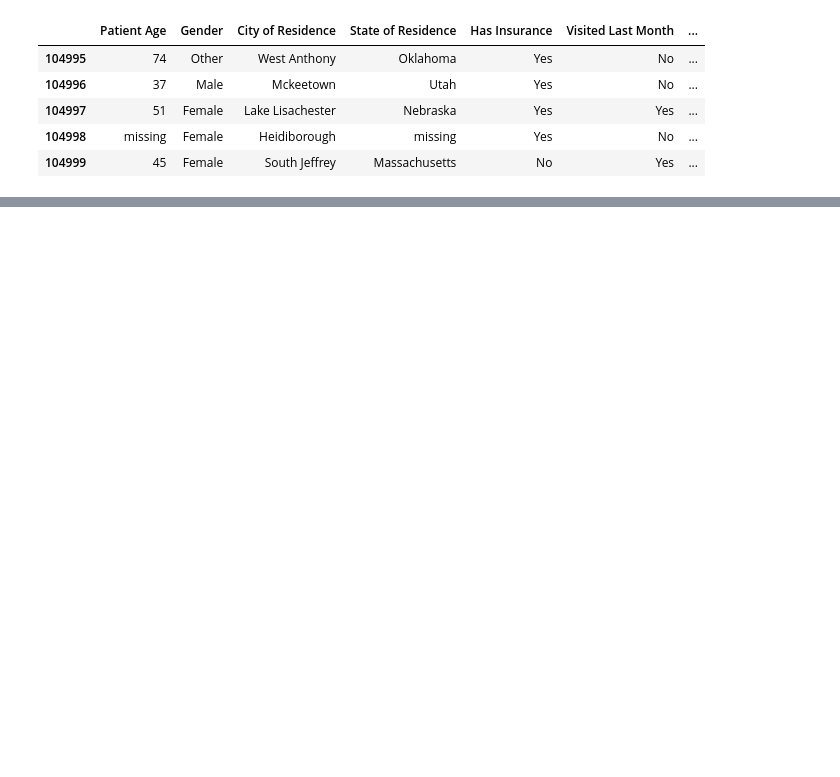
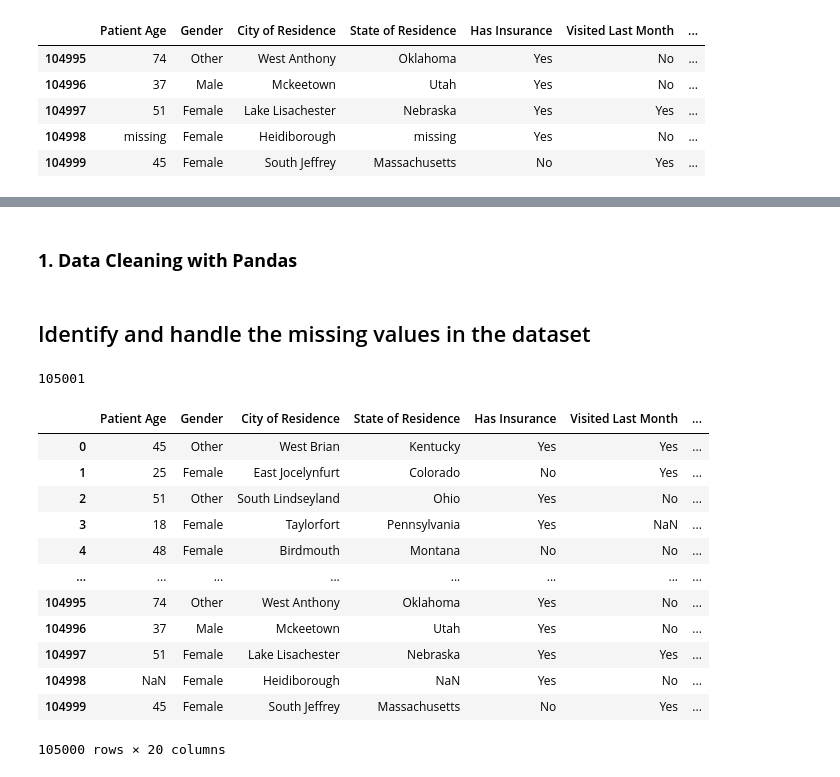
Before and after one commit to meglee67/datasci_2_manipulation, a Jupyter notebook: HHA507HW2.ipynb, the cells around one changed output, grey strips where cells are left out. Cells and saved outputs as stored; diff of their text form; code cells hidden in the pictures; blank space fills up the shorter version.

```diff
--- a/HHA507HW2.ipynb
+++ b/HHA507HW2.ipynb
@@ -67,0 +70,27 @@ df.sample(5)
+# %% [markdown]
+### **1. Data Cleaning with Pandas**
+# %% [markdown]
+## Identify and handle the missing values in the dataset
+# %%
+# Checking how many values are missing
+df.isnull().values.sum()
+# %% [output]
+105001
+# %%
+# Replace 'missing' strings with  NaN, so that it shows up as a missing value.
+df.replace('missing', np.nan, inplace=True)
+df
+# %% [output]
+|  | Patient Age | Gender | City of Residence | State of Residence | Has Insurance | Visited Last Month | ... |
+| 0 | 45 | Other | West Brian | Kentucky | Yes | Yes | ... |
+| 1 | 25 | Female | East Jocelynfurt | Colorado | No | Yes | ... |
+| 2 | 51 | Other | South Lindseyland | Ohio | Yes | No | ... |
+| 3 | 18 | Female | Taylorfort | Pennsylvania | Yes | NaN | ... |
+| 4 | 48 | Female | Birdmouth | Montana | No | No | ... |
+| ... | ... | ... | ... | ... | ... | ... | ... |
+| 104995 | 74 | Other | West Anthony | Oklahoma | Yes | No | ... |
+| 104996 | 37 | Male | Mckeetown | Utah | Yes | No | ... |
+| 104997 | 51 | Female | Lake Lisachester | Nebraska | Yes | Yes | ... |
+| 104998 | NaN | Female | Heidiborough | NaN | Yes | No | ... |
+| 104999 | 45 | Female | South Jeffrey | Massachusetts | No | Yes | ... |
+105000 rows × 20 columns
```
Also changed, not shown: parts of 19 cells of this notebook.
